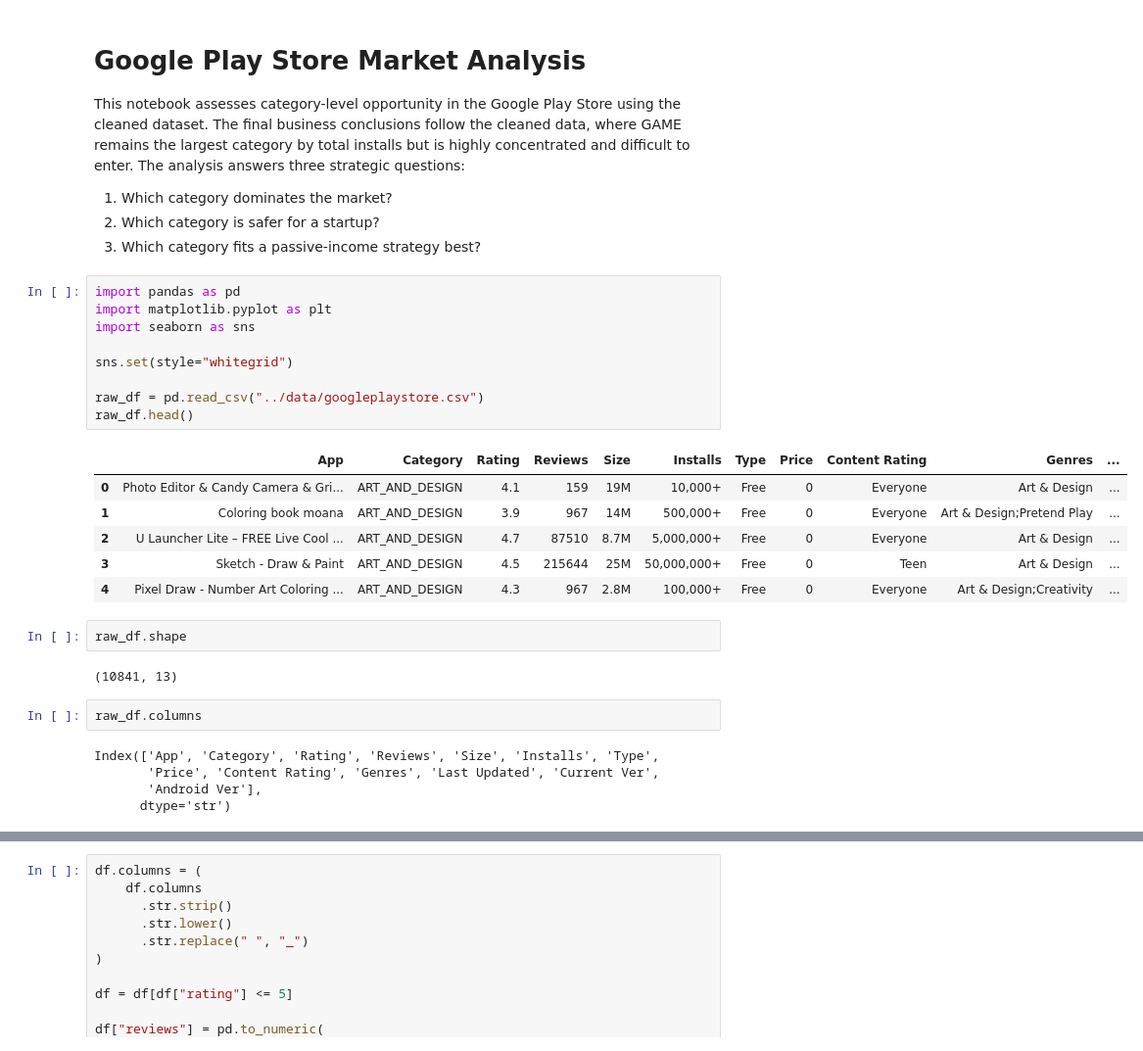
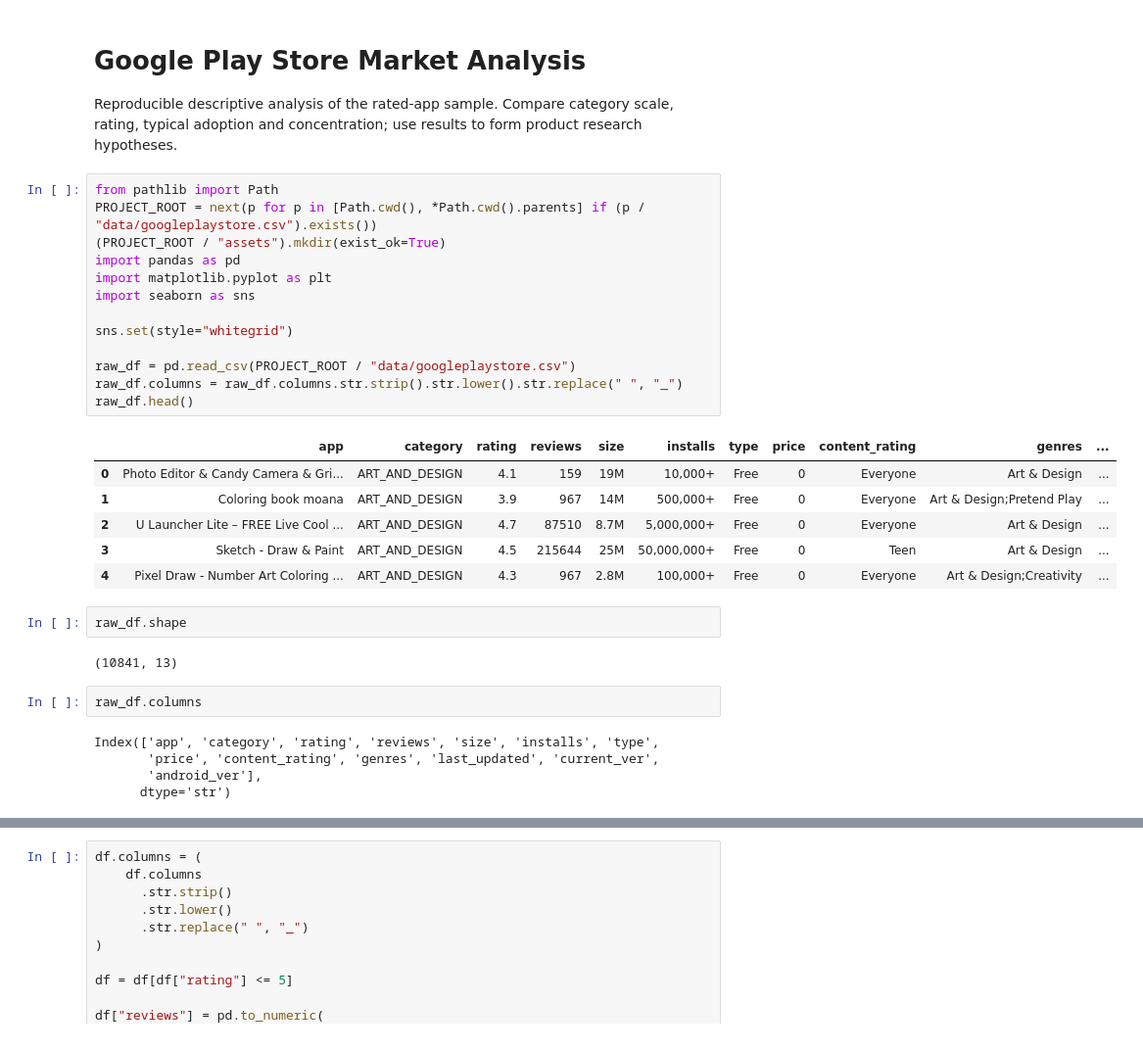
Before and after one commit to cathuyson2010/App_marketplace_analysis, a Jupyter notebook: notebooks/Reading_data_in_general.ipynb, the cells around one changed output, grey strips where cells are left out. Shown at 98% size. Drawn from its saved outputs; the diff is of its cells as text.

```diff
--- a/notebooks/Reading_data_in_general.ipynb
+++ b/notebooks/Reading_data_in_general.ipynb
@@ -1,22 +1,22 @@
 # %% [markdown]
 # Google Play Store Market Analysis
 
-This notebook assesses category-level opportunity in the Google Play Store using the cleaned dataset. The final business conclusions follow the cleaned data, where GAME remains the largest category by total installs but is highly concentrated and difficult to enter. The analysis answers three strategic questions:
-
-1. Which category dominates the market?
-2. Which category is safer for a startup?
-3. Which category fits a passive-income strategy best?
+Reproducible descriptive analysis of the rated-app sample. Compare category scale, rating, typical adoption and concentration; use results to form product research hypotheses.
 # %%
+from pathlib import Path
+PROJECT_ROOT = next(p for p in [Path.cwd(), *Path.cwd().parents] if (p / "data/googleplaystore.csv").exists())
+(PROJECT_ROOT / "assets").mkdir(exist_ok=True)
 import pandas as pd
 import matplotlib.pyplot as plt
 import seaborn as sns
 
 sns.set(style="whitegrid")
 
-raw_df = pd.read_csv("../data/googleplaystore.csv")
+raw_df = pd.read_csv(PROJECT_ROOT / "data/googleplaystore.csv")
+raw_df.columns = raw_df.columns.str.strip().str.lower().str.replace(" ", "_")
 raw_df.head()
 # %% [output]
-|  | App | Category | Rating | Reviews | Size | Installs | Type | Price | Content Rating | Genres | ... |
+|  | app | category | rating | reviews | size | installs | type | price | content_rating | genres | ... |
 | 0 | Photo Editor & Candy Camera & Gri... | ART_AND_DESIGN | 4.1 | 159 | 19M | 10,000+ | Free | 0 | Everyone | Art & Design | ... |
 | 1 | Coloring book moana | ART_AND_DESIGN | 3.9 | 967 | 14M | 500,000+ | Free | 0 | Everyone | Art & Design;Pretend Play | ... |
 | 2 | U Launcher Lite – FREE Live Cool ... | ART_AND_DESIGN | 4.7 | 87510 | 8.7M | 5,000,000+ | Free | 0 | Everyone | Art & Design | ... |
@@ -29,9 +29,9 @@ raw_df.shape
 # %%
 raw_df.columns
 # %% [output]
-Index(['App', 'Category', 'Rating', 'Reviews', 'Size', 'Installs', 'Type',
-       'Price', 'Content Rating', 'Genres', 'Last Updated', 'Current Ver',
-       'Android Ver'],
+Index(['app', 'category', 'rating', 'reviews', 'size', 'installs', 'type',
+       'price', 'content_rating', 'genres', 'last_updated', 'current_ver',
+       'android_ver'],
       dtype='str')
 # %%
 raw_df.info()
```
Also changed, not shown: parts of 13 cells of this notebook, 17 other files.
